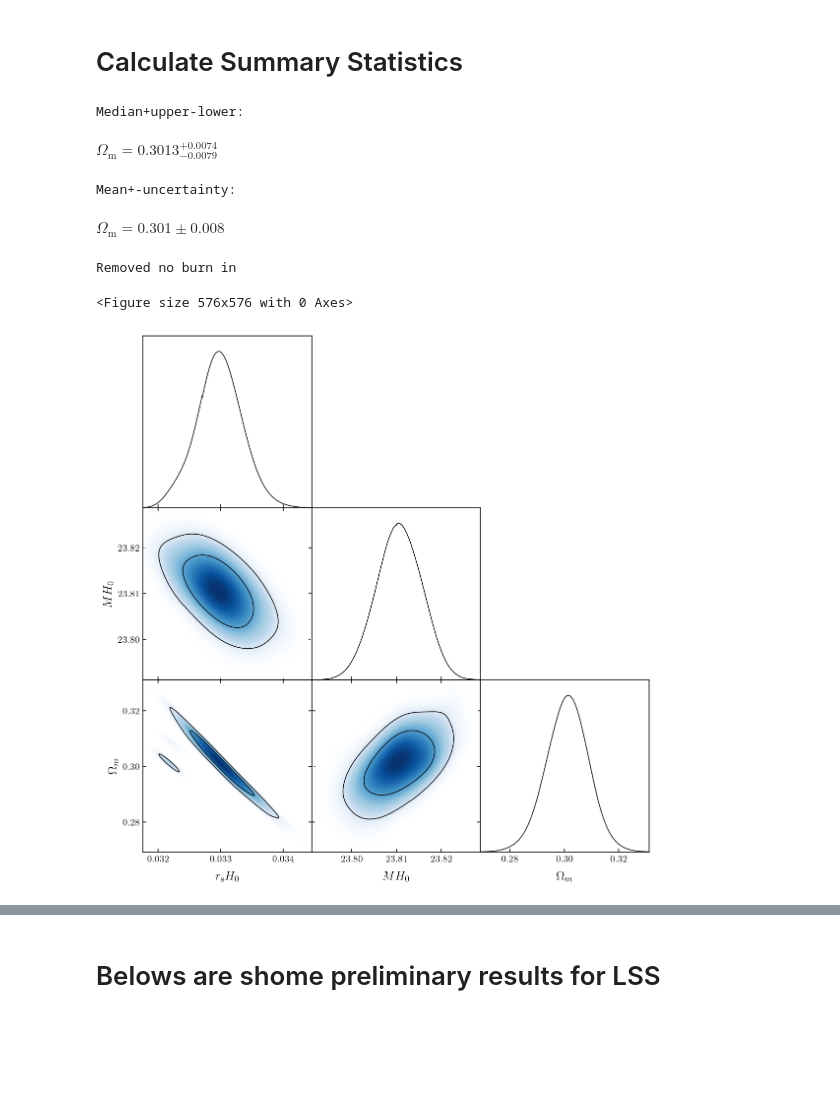
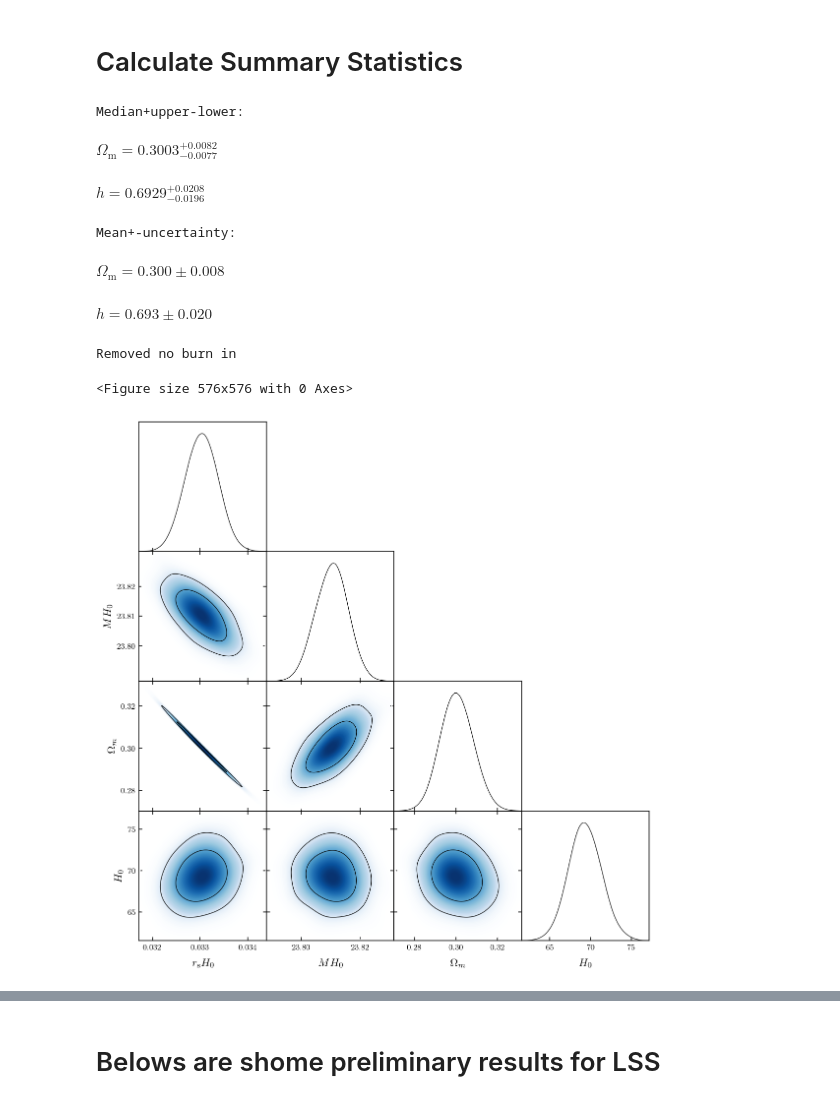
Before and after one commit to WeikangLin/CosmicStds, a Jupyter notebook: MCMC_cosmic_stds.ipynb, the cells around one changed output, grey strips where cells are left out. Drawn from its saved outputs; the diff is of its cells as text; code cells hidden in the pictures; blank space fills up the shorter version.

```diff
--- a/MCMC_cosmic_stds.ipynb
+++ b/MCMC_cosmic_stds.ipynb
@@ -326,14 +333,14 @@ def lnprob_stds(theta,SN_input,BAO_input,CMB_input):
 # %% [markdown]
 # Combined MCMC
 # %%
-ndim, nwalkers, nstep = 5, 32, 500  # settings for emcee
+ndim, nwalkers, nstep = 5, 32, 1000  # settings for emcee
 # set the path/file to save the chain:
-save_chain_file = 'chains/UCstds'+str(nwalkers)+'_step'+str(nstep)+'.csv'
+save_chain_file = 'chains/UCstds_and_CC_'+str(nwalkers)+'_step'+str(nstep)+'.csv'
 
 SN_input=[pantheon,invC_pan]
 BAO_input= ['BAO_data/',['6df','DR7_MGS','DR12_consensus','DR14_qsar','DR14_lya_qsar','DR14p845']]
 CMB_input= [CMB_means,CMB_invC]
-
+CC_input=[True,'../3STDs/cosmic_chronometers_data/CC_with_ExtraError.txt']
 # MCMC
 pos = [[1089.9515*(1+0.0002*np.random.randn()),
         0.03243*(1+0.01*np.random.randn()),
@@ -341,10 +348,10 @@ pos = [[1089.9515*(1+0.0002*np.random.randn()),
         0.3037*(1+0.044*np.random.randn()),
                  0.75*(1+0.2*np.random.randn())] for i in range(nwalkers)]
 
-sampler_combined=emcee.EnsembleSampler(nwalkers, ndim, lnprob_stds, args=(SN_input,BAO_input,CMB_input))
+sampler_combined=emcee.EnsembleSampler(nwalkers, ndim, lnprob_stds, args=(SN_input,BAO_input,CMB_input,CC_input))
 sampler_combined.run_mcmc(pos, nstep, progress=True,);
 
-samples_combined = sampler_combined.chain[:, 50:, :].reshape((-1, ndim))   #filter out first XXX rows
+samples_combined = sampler_combined.chain[:, 100:, :].reshape((-1, ndim))   #filter out first XXX rows
 
 np.savetxt(save_chain_file, samples_combined, delimiter=',')
 # %% [markdown]
@@ -354,44 +361,46 @@ load_chian_file = save_chain_file  # choose file to load
 samples = np.loadtxt(load_chian_file,delimiter=",")
 
 # Saving Median and upper and lower limits
-zstar_medianstat,rsH0_medianstat,MH0_medianstat,Om_medianstat,H0_medianstat = map(lambda v: ((v[1],
+zstar_medianstat,rsH0_medianstat,MH0_medianstat,Om_medianstat,h_medianstat = map(lambda v: ((v[1],
             v[2]-v[1], v[1]-v[0])), zip(*np.percentile(samples, [16, 50, 84], axis=0))) # median + upper - lower
 
 # Saving means and uncertainty
-zstar_mean,rsH0_mean,MH0_mean,Om_mean,H0_mean = np.mean(samples,axis=0)
-zstar_std,rsH0_std,MH0_std,Om_std,H0_std= np.std(samples,axis=0)
+zstar_mean,rsH0_mean,MH0_mean,Om_mean,h_mean = np.mean(samples,axis=0)
+zstar_std,rsH0_std,MH0_std,Om_std,h_std = np.std(samples,axis=0)
 
 print('Median+upper-lower:')
 # display median + upper -lower of rdH0
-for MEDIAN, PARAM in zip([Om_medianstat], ['\Omega_{\mathrm{m}}']):
+for MEDIAN, PARAM in zip([Om_medianstat,h_medianstat], ['\Omega_{\mathrm{m}}','h']):
     txt = "{3} = {{{0: 2.4f}}}^{{+{1: .4f}}}_{{-{2: .4f}}}"
     txt = txt.format(MEDIAN[0], MEDIAN[1], MEDIAN[2], PARAM)
     display(Math(txt))
 
 # display mean+-uncertainty
 print('Mean+-uncertainty:')
-for MEAN, STD, PARAM in zip([Om_mean], [Om_std], ['\Omega_{\mathrm{m}}']):
+for MEAN, STD, PARAM in zip([Om_mean,h_mean], [Om_std,h_std], ['\Omega_{\mathrm{m}}','h']):
     txt = "{2} = {0: 2.3f}\pm{1: .3f}"
     txt = txt.format(MEAN, STD, PARAM)
     display(Math(txt))
 # %% [output]
 Median+upper-lower:
-$\displaystyle \Omega_{\mathrm{m}} = { 0.3013}^{+ 0.0074}_{- 0.0079}$
+$\displaystyle \Omega_{\mathrm{m}} = { 0.3003}^{+ 0.0082}_{- 0.0077}$
+$\displaystyle h = { 0.6929}^{+ 0.0208}_{- 0.0196}$
 Mean+-uncertainty:
-$\displaystyle \Omega_{\mathrm{m}} =  0.301\pm 0.008$
+$\displaystyle \Omega_{\mathrm{m}} =  0.300\pm 0.008$
+$\displaystyle h =  0.693\pm 0.020$
 # %%
 load_chian_file = save_chain_file # choose file to load
 samples = np.loadtxt(load_chian_file,delimiter=",")
 names = ['zstar','rsH0', 'MH0','omegam','h']    # put parameters here
 labels =  [r'$z_*$',r'$r_{\rm{s}}H_0$',r'$MH_0$',r'$\Omega_m$',r'$h$']    # label parameters here
 MCsamples = MCSamples(samples=samples,names = names, labels = labels,ranges={'h':(0.55, 0.88)},
                       label='Uncalibrated Cosmic Standards')
 p = MCsamples.getParams()
 MCsamples.addDerived(p.h*100, name='H0', label=r'$H_0$',range=[55,88])
 g = plots.getSinglePlotter(width_inch=8, ratio=1)
-g.triangle_plot(MCsamples, ['rsH0', 'MH0','omegam'] , shaded=True)
+g.triangle_plot(MCsamples, ['rsH0', 'MH0','omegam','H0'] , shaded=True)
 g.export(os.path.join(r'figures',r'Combined.pdf'))
 # %% [output]
 Removed no burn in
 <Figure size 576x576 with 0 Axes>
-[figure, old version]
+[figure, new version]
```
Also changed, not shown: parts of 3 cells of this notebook.
